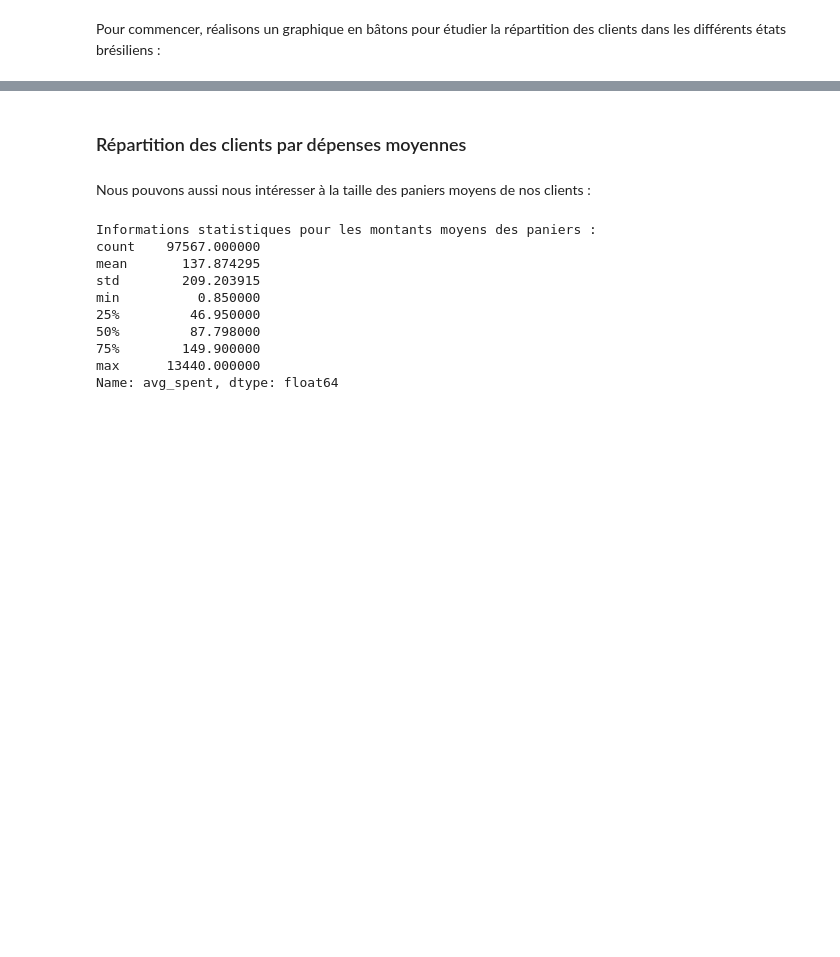
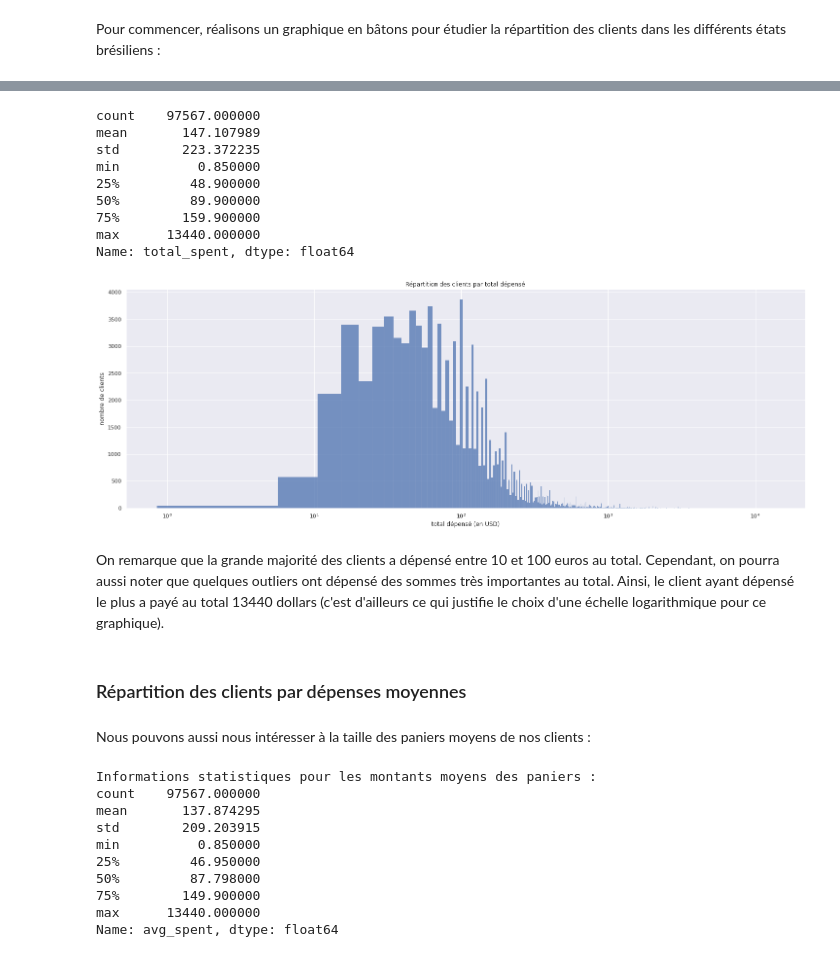
Before and after one commit to marlierecharlie/brief_13_la_data_dream_team, a Jupyter notebook: SEGMENTATION_CLIENTS/analyse_exploratoire.ipynb, the cells around one changed output, grey strips where cells are left out. Saved outputs shown, nothing was run; the diff lists cells and outputs as text; code cells hidden in the pictures; blank space fills up the shorter version.

```diff
--- a/SEGMENTATION_CLIENTS/analyse_exploratoire.ipynb
+++ b/SEGMENTATION_CLIENTS/analyse_exploratoire.ipynb
@@ -651,3 +677,19 @@ Pour commencer, réalisons un graphique en bâtons pour étudier la répartition
+# %%
+sns.histplot(data=unique_df, x="total_spent").set(xscale="log", title="Répartition des clients par total dépensé", xlabel="total dépensé (en USD)", ylabel="nombre de clients")
+unique_df["total_spent"].describe()
+# %% [output]
+count    97567.000000
+mean       147.107989
+std        223.372235
+min          0.850000
+25%         48.900000
+50%         89.900000
+75%        159.900000
+max      13440.000000
+Name: total_spent, dtype: float64
+[figure, added]
+# %% [markdown]
+On remarque que la grande majorité des clients a dépensé entre 10 et 100 euros au total. Cependant, on pourra aussi noter que quelques outliers ont dépensé des sommes très importantes au total. Ainsi, le client ayant dépensé le plus a payé au total 13440 dollars (c'est d'ailleurs ce qui justifie le choix d'une échelle logarithmique pour ce graphique).
 # %% [markdown]
 ### Répartition des clients par dépenses moyennes
 # %% [markdown]
```
Also changed, not shown: parts of 20 cells of this notebook.
